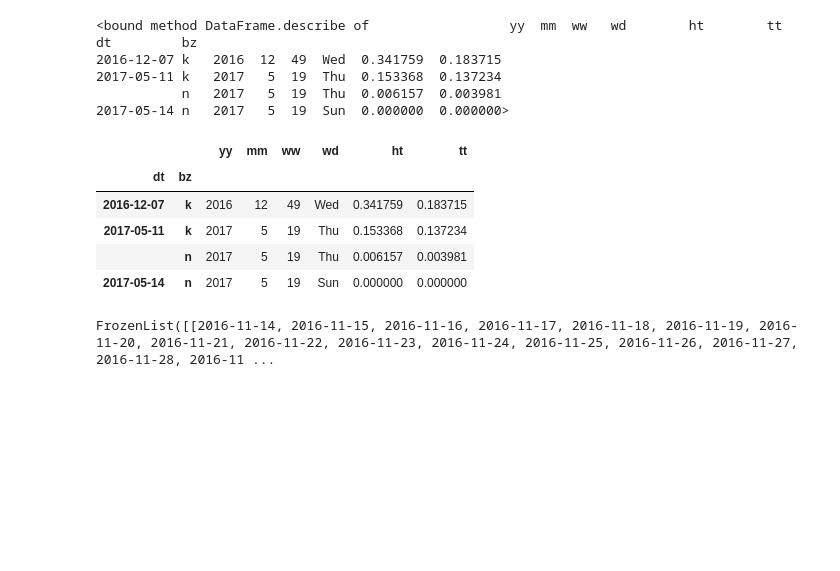
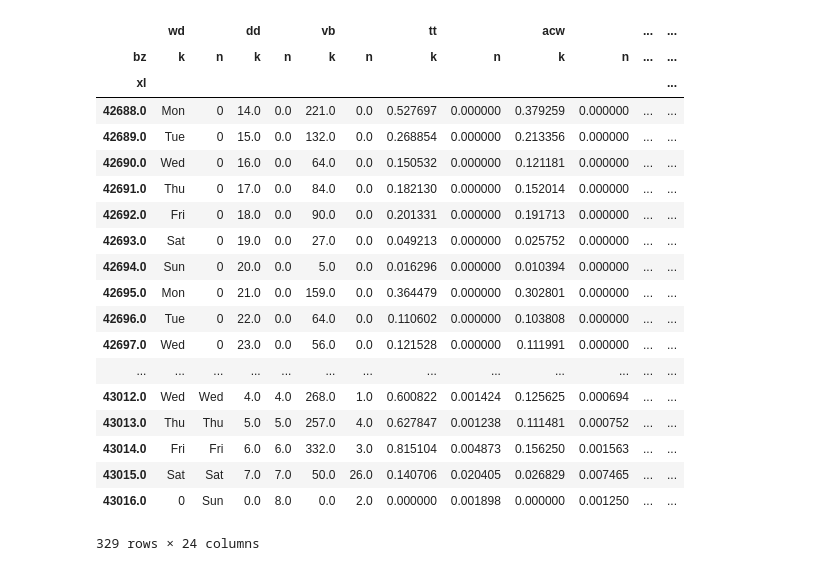
Before and after one commit to gestos/keuch, a Jupyter notebook: code_box/pyt/spreadsheetparsing/decently_indexed_frame.ipynb, the cells around one changed output. Saved outputs shown, nothing was run; the diff lists cells and outputs as text; code cells hidden in the pictures; blank space fills up the shorter version.

```diff
--- a/code_box/pyt/spreadsheetparsing/decently_indexed_frame.ipynb
+++ b/code_box/pyt/spreadsheetparsing/decently_indexed_frame.ipynb
@@ -33,0 +15,3 @@ DatetimeIndex(['2016-11-14 00:00:00', '2016-11-14 01:00:00',
+# %%
+# timestamp is our index so far
+data.index.name='stamp'
@@ -34,8 +23,5 @@ DatetimeIndex(['2016-11-14 00:00:00', '2016-11-14 01:00:00',
 # %%
-# functions that will be apllied on grouping, left out dt bz and hh; dt and bz should be indices, hh can be dropped
-colfunx_collapse_dt={'dt':'first','yy':'first', 'mm':'first', 'ww':'first', 'wd':'first', 'dd':'first', 'xl':'first', 'an':'sum', 'vb':'sum', 'vl':'sum', 'ht':'sum', 'tt':'sum', 'acw':'sum'}
-# group data by day and bearbzeit
-data_grouped=data.groupby(['xl','bz']).agg(colfunx_collapse_dt)
-# order columns for readability
-colorder=['dt','yy','mm','dd','wd','ww','an','vb','vl','ht','tt','acw']
-data_grouped=data_grouped[colorder]
+# groupby functions: time columns are reduced to the first value found, timedelta will be summed, hours dropped
+colfunx_collapse_dt={'yy':'first', 'mm':'first', 'ww':'first', 'wd':'first', 'dd':'first', 'dt':'first', 'an':'sum', 'vb':'sum', 'vl':'sum', 'ht':'sum', 'tt':'sum', 'acw':'sum'}
+dgrp=data.groupby(['xl','bz'])
+dg=dgrp.agg(colfunx_collapse_dt)
@@ -94,19 +27,0 @@ data_grouped3=data.groupby(['dt','bz']).agg({'tt':'sum','yy':'first','mm':'first
-# %%
-sampleframe=data_grouped3.loc[[datetime.date(2016,12,7),datetime.date(2017,5,11),datetime.date(2017,5,14)],:].copy()
-sampleframe=sampleframe[['yy','mm','ww','wd','ht','tt']]
-print(sampleframe.describe)
-sampleframe.reset_index(drop=True)
-sampleframe
-# %% [output]
-<bound method DataFrame.describe of                  yy  mm  ww   wd        ht        tt
-dt         bz
-2016-12-07 k   2016  12  49  Wed  0.341759  0.183715
-2017-05-11 k   2017   5  19  Thu  0.153368  0.137234
-           n   2017   5  19  Thu  0.006157  0.003981
-2017-05-14 n   2017   5  19  Sun  0.000000  0.000000>
-|  |  | yy | mm | ww | wd | ht | tt |
-| dt | bz |  |  |  |  |  |  |
-| 2016-12-07 | k | 2016 | 12 | 49 | Wed | 0.341759 | 0.183715 |
-| 2017-05-11 | k | 2017 | 5 | 19 | Thu | 0.153368 | 0.137234 |
-|  | n | 2017 | 5 | 19 | Thu | 0.006157 | 0.003981 |
-| 2017-05-14 | n | 2017 | 5 | 19 | Sun | 0.000000 | 0.000000 |
@@ -117,4 +28,24 @@ dt         bz
-# %%
-sampleframe.index.levels
-# %% [output]
-FrozenList([[2016-11-14, 2016-11-15, 2016-11-16, 2016-11-17, 2016-11-18, 2016-11-19, 2016-11-20, 2016-11-21, 2016-11-22, 2016-11-23, 2016-11-24, 2016-11-25, 2016-11-26, 2016-11-27, 2016-11-28, 2016-11 ...
+# %%
+d=dg.unstack().fillna(0) # this will give every column a 'k' and 'n' sub-index, which is what wh need
+#d
+# %% [output]
+|  | wd |  | dd |  | vb |  | tt |  | acw |  | ... | ... |
+| bz | k | n | k | n | k | n | k | n | k | n | ... | ... |
+| xl |  |  |  |  |  |  |  |  |  |  |  | ... |
+| 42688.0 | Mon | 0 | 14.0 | 0.0 | 221.0 | 0.0 | 0.527697 | 0.000000 | 0.379259 | 0.000000 | ... | ... |
+| 42689.0 | Tue | 0 | 15.0 | 0.0 | 132.0 | 0.0 | 0.268854 | 0.000000 | 0.213356 | 0.000000 | ... | ... |
+| 42690.0 | Wed | 0 | 16.0 | 0.0 | 64.0 | 0.0 | 0.150532 | 0.000000 | 0.121181 | 0.000000 | ... | ... |
+| 42691.0 | Thu | 0 | 17.0 | 0.0 | 84.0 | 0.0 | 0.182130 | 0.000000 | 0.152014 | 0.000000 | ... | ... |
+| 42692.0 | Fri | 0 | 18.0 | 0.0 | 90.0 | 0.0 | 0.201331 | 0.000000 | 0.191713 | 0.000000 | ... | ... |
+| 42693.0 | Sat | 0 | 19.0 | 0.0 | 27.0 | 0.0 | 0.049213 | 0.000000 | 0.025752 | 0.000000 | ... | ... |
+| 42694.0 | Sun | 0 | 20.0 | 0.0 | 5.0 | 0.0 | 0.016296 | 0.000000 | 0.010394 | 0.000000 | ... | ... |
+| 42695.0 | Mon | 0 | 21.0 | 0.0 | 159.0 | 0.0 | 0.364479 | 0.000000 | 0.302801 | 0.000000 | ... | ... |
+| 42696.0 | Tue | 0 | 22.0 | 0.0 | 64.0 | 0.0 | 0.110602 | 0.000000 | 0.103808 | 0.000000 | ... | ... |
+| 42697.0 | Wed | 0 | 23.0 | 0.0 | 56.0 | 0.0 | 0.121528 | 0.000000 | 0.111991 | 0.000000 | ... | ... |
+| ... | ... | ... | ... | ... | ... | ... | ... | ... | ... | ... | ... | ... |
+| 43012.0 | Wed | Wed | 4.0 | 4.0 | 268.0 | 1.0 | 0.600822 | 0.001424 | 0.125625 | 0.000694 | ... | ... |
+| 43013.0 | Thu | Thu | 5.0 | 5.0 | 257.0 | 4.0 | 0.627847 | 0.001238 | 0.111481 | 0.000752 | ... | ... |
+| 43014.0 | Fri | Fri | 6.0 | 6.0 | 332.0 | 3.0 | 0.815104 | 0.004873 | 0.156250 | 0.001563 | ... | ... |
+| 43015.0 | Sat | Sat | 7.0 | 7.0 | 50.0 | 26.0 | 0.140706 | 0.020405 | 0.026829 | 0.007465 | ... | ... |
+| 43016.0 | 0 | Sun | 0.0 | 8.0 | 0.0 | 2.0 | 0.000000 | 0.001898 | 0.000000 | 0.001250 | ... | ... |
+329 rows × 24 columns
```
Also changed, not shown: parts of 12 cells of this notebook.
